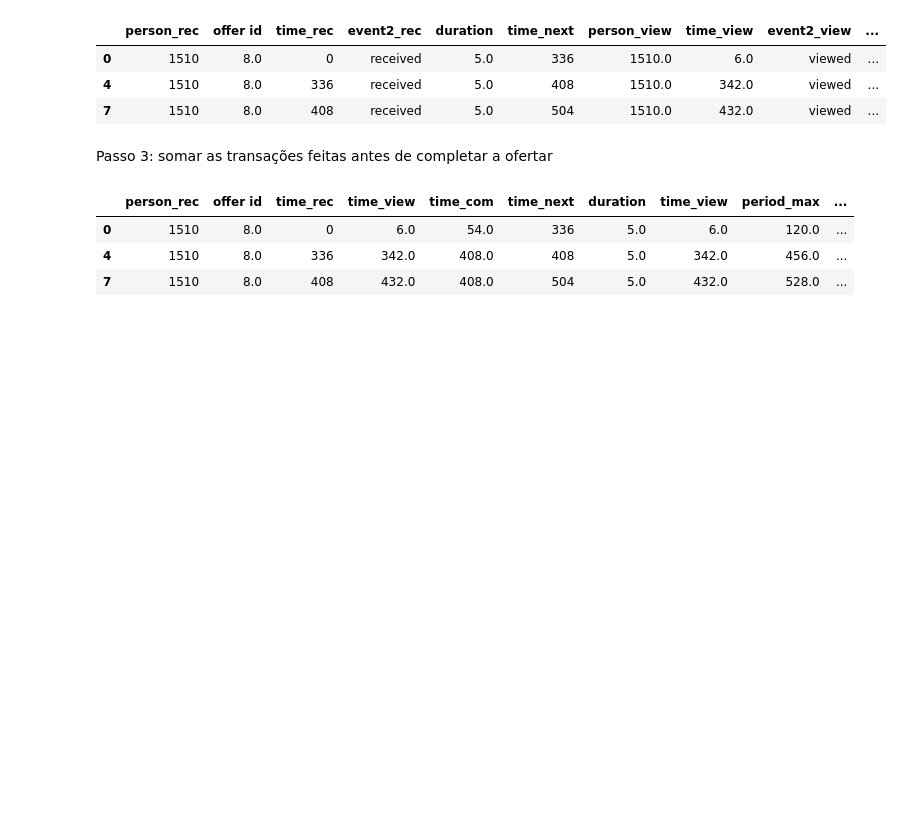
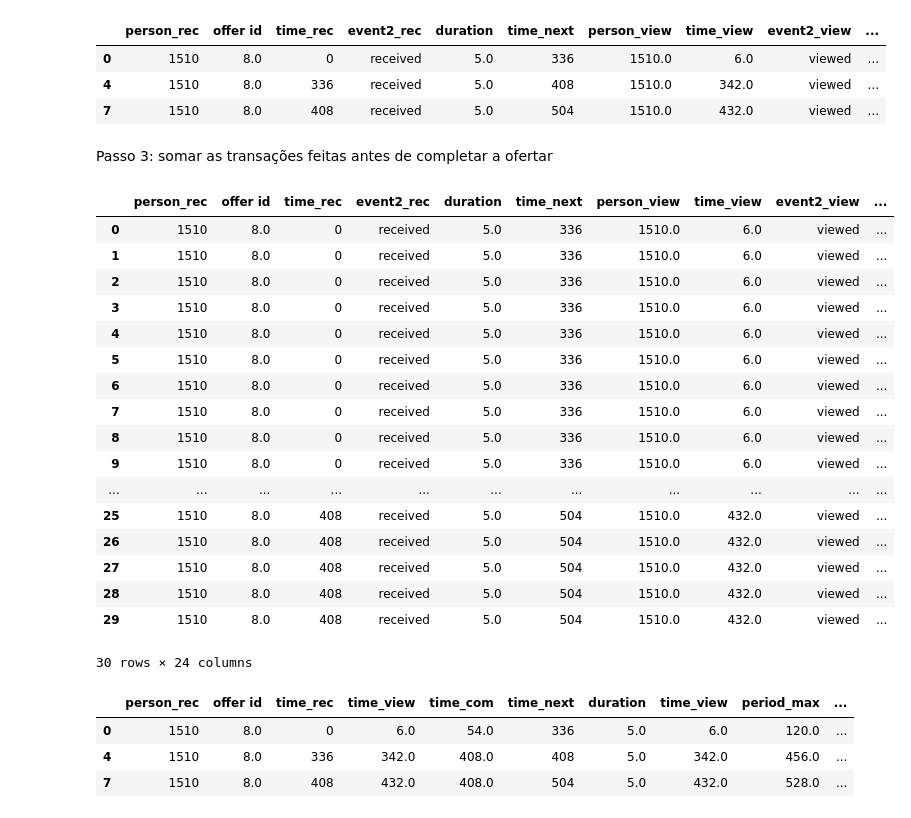
Before and after one commit to IsmaelMiranda11/capstone_project_offer_starbucks, a Jupyter notebook: Explorando os Dados.ipynb, the cells around one changed output. Saved outputs shown, nothing was run; the diff lists cells and outputs as text; code cells hidden in the pictures; blank space fills up the shorter version.

```diff
--- a/Explorando os Dados.ipynb
+++ b/Explorando os Dados.ipynb
@@ -430,6 +430,33 @@ df_mg4
 | 7 | 1510 | 8.0 | 408 | received | 5.0 | 504 | 1510.0 | 432.0 | viewed | ... |
 # %% [markdown]
 Passo 3: somar as transações feitas antes de completar a ofertar
+# %%
+df_mg4
+transacoes
+
+df_mg4['key'] = 0
+transacoes['key'] = 0
+
+df_mg4.merge(transacoes, on='key', how='outer')
+# %% [output]
+|  | person_rec | offer id | time_rec | event2_rec | duration | time_next | person_view | time_view | event2_view | ... |
+| 0 | 1510 | 8.0 | 0 | received | 5.0 | 336 | 1510.0 | 6.0 | viewed | ... |
+| 1 | 1510 | 8.0 | 0 | received | 5.0 | 336 | 1510.0 | 6.0 | viewed | ... |
+| 2 | 1510 | 8.0 | 0 | received | 5.0 | 336 | 1510.0 | 6.0 | viewed | ... |
+| 3 | 1510 | 8.0 | 0 | received | 5.0 | 336 | 1510.0 | 6.0 | viewed | ... |
+| 4 | 1510 | 8.0 | 0 | received | 5.0 | 336 | 1510.0 | 6.0 | viewed | ... |
+| 5 | 1510 | 8.0 | 0 | received | 5.0 | 336 | 1510.0 | 6.0 | viewed | ... |
+| 6 | 1510 | 8.0 | 0 | received | 5.0 | 336 | 1510.0 | 6.0 | viewed | ... |
+| 7 | 1510 | 8.0 | 0 | received | 5.0 | 336 | 1510.0 | 6.0 | viewed | ... |
+| 8 | 1510 | 8.0 | 0 | received | 5.0 | 336 | 1510.0 | 6.0 | viewed | ... |
+| 9 | 1510 | 8.0 | 0 | received | 5.0 | 336 | 1510.0 | 6.0 | viewed | ... |
+| ... | ... | ... | ... | ... | ... | ... | ... | ... | ... | ... |
+| 25 | 1510 | 8.0 | 408 | received | 5.0 | 504 | 1510.0 | 432.0 | viewed | ... |
+| 26 | 1510 | 8.0 | 408 | received | 5.0 | 504 | 1510.0 | 432.0 | viewed | ... |
+| 27 | 1510 | 8.0 | 408 | received | 5.0 | 504 | 1510.0 | 432.0 | viewed | ... |
+| 28 | 1510 | 8.0 | 408 | received | 5.0 | 504 | 1510.0 | 432.0 | viewed | ... |
+| 29 | 1510 | 8.0 | 408 | received | 5.0 | 504 | 1510.0 | 432.0 | viewed | ... |
+30 rows × 24 columns
 # %%
 # Aqui vai ser necessário correr o data frame de transações e de ofertas
 # visualizadas
```
